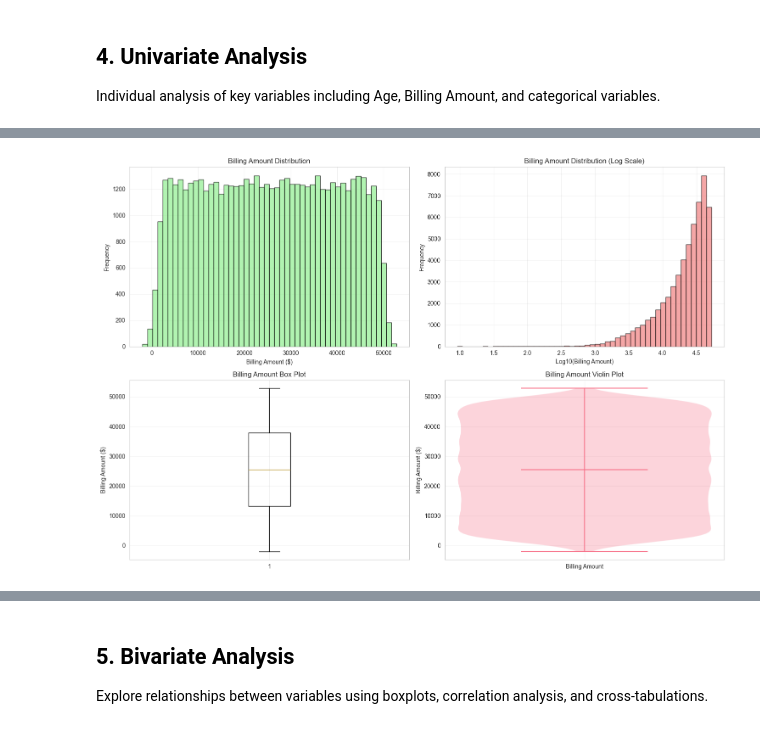
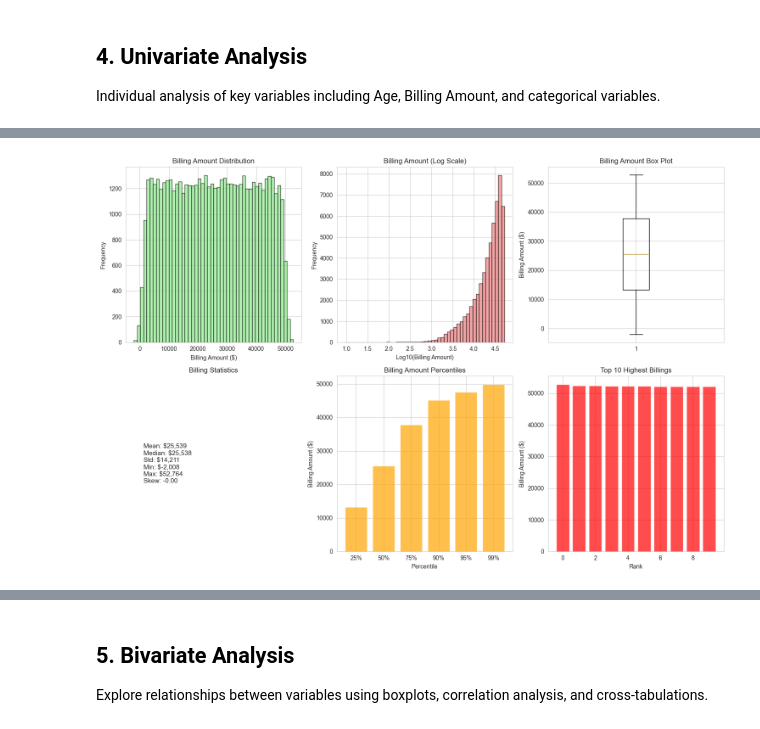
Before and after one commit to kxshrx/healix, a Jupyter notebook: notebooks-01/eda.ipynb, the cells around one changed output, grey strips where cells are left out. Cells and saved outputs as stored; diff of their text form; code cells hidden in the pictures.

```diff
--- a/notebooks-01/eda.ipynb
+++ b/notebooks-01/eda.ipynb
@@ -341,71 +183,61 @@ Age statistics saved to: /Users/kxshrx/asylum/healix/outputs/eda/age_statistics.
 # %%
-def analyze_billing_amount(df, output_dir):
-    """Analyze billing amount distribution with regular and log-scale histograms."""
-    if df is None or 'Billing Amount' not in df.columns:
-        return
-
-    print("\nBILLING AMOUNT ANALYSIS")
-    print("=" * 35)
-
-    # Clean billing amount data
+# Billing Amount Analysis
+if 'Billing Amount' in df.columns:
     billing_clean = df['Billing Amount'].dropna()
 
-    # Billing statistics
-    billing_stats = billing_clean.describe()
-    print("Billing Amount Statistics:")
-    print(billing_stats.to_string())
-
-    # Create visualizations
     plt.figure(figsize=(15, 10))
 
     # Regular histogram
-    plt.subplot(2, 2, 1)
+    plt.subplot(2, 3, 1)
     plt.hist(billing_clean, bins=50, alpha=0.7, color='lightgreen', edgecolor='black')
     plt.title('Billing Amount Distribution')
     plt.xlabel('Billing Amount ($)')
     plt.ylabel('Frequency')
-    plt.grid(True, alpha=0.3)
 
-    # Log-scale histogram (if data is skewed)
-    plt.subplot(2, 2, 2)
+    # Log-scale histogram
+    plt.subplot(2, 3, 2)
     log_billing = np.log10(billing_clean[billing_clean > 0])
     plt.hist(log_billing, bins=50, alpha=0.7, color='lightcoral', edgecolor='black')
-    plt.title('Billing Amount Distribution (Log Scale)')
+    plt.title('Billing Amount (Log Scale)')
     plt.xlabel('Log10(Billing Amount)')
     plt.ylabel('Frequency')
-    plt.grid(True, alpha=0.3)
 
     # Box plot
-    plt.subplot(2, 2, 3)
+    plt.subplot(2, 3, 3)
     plt.boxplot(billing_clean)
     plt.title('Billing Amount Box Plot')
     plt.ylabel('Billing Amount ($)')
-    plt.grid(True, alpha=0.3)
 
-    # Violin plot
-    plt.subplot(2, 2, 4)
-    parts = plt.violinplot([billing_clean], positions=[1], showmeans=True, showmedians=True)
-    plt.title('Billing Amount Violin Plot')
+    # Statistics
+    plt.subplot(2, 3, 4)
+    stats = billing_clean.describe()
+    stats_text = f"Mean: ${stats['mean']:,.0f}\nMedian: ${stats['50%']:,.0f}\nStd: ${stats['std']:,.0f}\nMin: ${stats['min']:,.0f}\nMax: ${stats['max']:,.0f}\nSkew: {billing_clean.skew():.2f}"
+    plt.text(0.1, 0.5, stats_text, fontsize=11, verticalalignment='center')
+    plt.title('Billing Statistics')
+    plt.axis('off')
+
+    # Percentiles
+    plt.subplot(2, 3, 5)
+    percentiles = [25, 50, 75, 90, 95, 99]
+    values = [billing_clean.quantile(p/100) for p in percentiles]
+    plt.bar(range(len(percentiles)), values, alpha=0.7, color='orange')
+    plt.title('Billing Amount Percentiles')
+    plt.xlabel('Percentile')
     plt.ylabel('Billing Amount ($)')
-    plt.xticks([1], ['Billing Amount'])
-    plt.grid(True, alpha=0.3)
+    plt.xticks(range(len(percentiles)), [f'{p}%' for p in percentiles])
+
+    # Top 10 highest billings
+    plt.subplot(2, 3, 6)
+    top_10 = billing_clean.nlargest(10)
+    plt.bar(range(len(top_10)), top_10.values, alpha=0.7, color='red')
+    plt.title('Top 10 Highest Billings')
+    plt.xlabel('Rank')
+    plt.ylabel('Billing Amount ($)')
 
     plt.tight_layout()
-    plt.savefig(output_dir / "billing_amount_analysis.png", dpi=300, bbox_inches='tight')
     plt.show()
 
-    # Additional statistics
-    print(f"\nAdditional Billing Statistics:")
-    print(f"   Skewness: {billing_clean.skew():.3f}")
-    print(f"   Kurtosis: {billing_clean.kurtosis():.3f}")
-    print(f"   Range: ${billing_clean.min():,.2f} - ${billing_clean.max():,.2f}")
-    print(f"   IQR: ${billing_clean.quantile(0.75) - billing_clean.quantile(0.25):,.2f}")
-
-    # Save billing statistics
-    billing_stats.to_csv(output_dir / "billing_amount_statistics.csv", header=['Value'])
-    print(f"\nBilling analysis saved to: {output_dir / 'billing_amount_analysis.png'}")
-    print(f"Billing statistics saved to: {output_dir / 'billing_amount_statistics.csv'}")
-
-# Analyze billing amount distribution
-analyze_billing_amount(df, output_dir)
+    print("Billing Amount Summary:")
+    display(billing_clean.describe())
 # %% [output]
+[figure, new version]
@@ -423 +244,0 @@ max      52764.276736
-[figure, old version]
```
Also changed, not shown: parts of 18 cells of this notebook, 12 other files.
